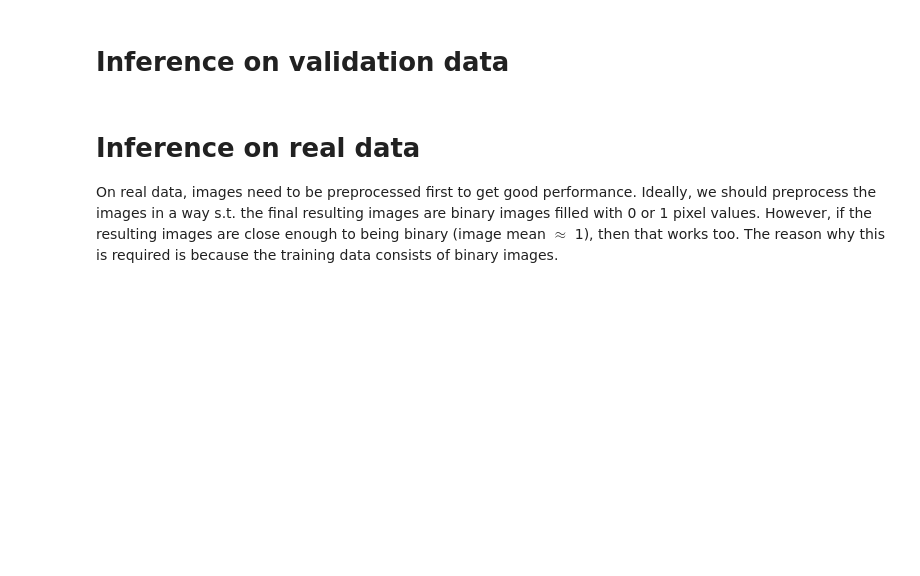
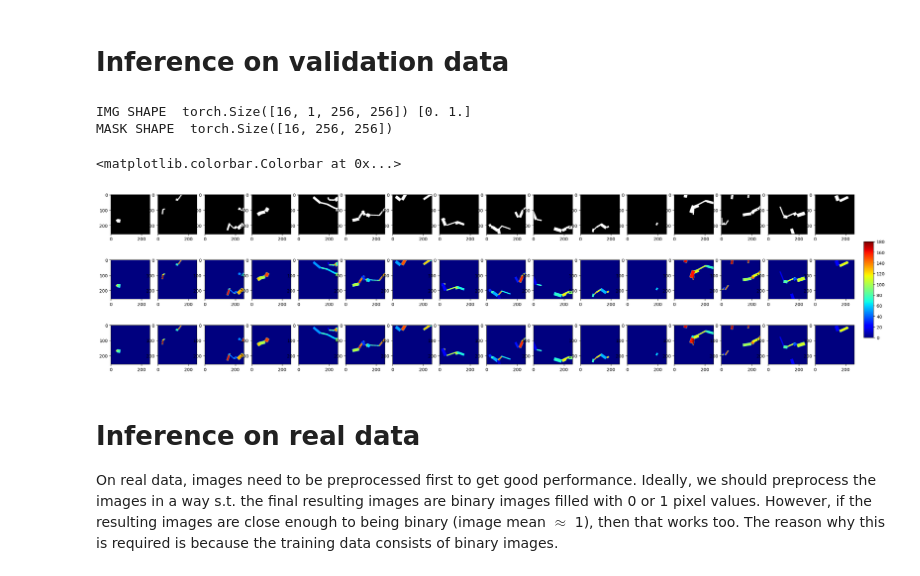
Before and after one commit to Temirkul/ism-filaments-analysis, a Jupyter notebook: src/example.ipynb, the cells around one changed output. Saved outputs shown, nothing was run; the diff lists cells and outputs as text; code cells hidden in the pictures; blank space fills up the shorter version.

```diff
--- a/src/example.ipynb
+++ b/src/example.ipynb
@@ -13,8 +15,8 @@ from torch.utils.data import DataLoader
 import matplotlib.pyplot as plt
 
 num_classes = 181
-path = "../model_saves/"  # path where the downloaded model weights are stored
+path = "../model_saves/unet_256_256_1_10_0_0_0_3.5rects_10000_trial12_33epoch_0.00023451543556706085.pt"  # path where the downloaded model weights are stored
 unet = UNet(num_classes=num_classes, apply_batch_norm=False).to("cpu")
 
-unet.load_state_dict(torch.load(path)["model_state_dict"])
+unet.load_state_dict(torch.load(path, map_location=torch.device("cpu"))["model_state_dict"])
 unet.eval()
@@ -59,14 +72,20 @@ print("IMG SHAPE ", images.shape, np.unique(images))
 print("MASK SHAPE ", masks.shape)
 
 unet_masks = get_unet_masks(unet, images)
+# %% [output]
+IMG SHAPE  torch.Size([16, 1, 256, 256]) [0. 1.]
+MASK SHAPE  torch.Size([16, 256, 256])
 # %%
-fig, axs = plt.subplots(3, batch_size//2, figsize=(size,size))
-for i in range(batch_size//2):
-    axs[0, i].imshow(images[i,0,:,:], cmap="gray", vmin=0, vmax=1)
-    im = axs[1, i].imshow(masks[i,:,:], cmap="jet", vmin=0, vmax=180)
-    axs[2, i].imshow(unet_masks, cmap="jet", vmin=0, vmax=180)
-cbax = fig.add_axes([0.91, 0.4529, 0.01, 0.1])
+fig, axs = plt.subplots(3, batch_size, figsize=(size,size/4))
+for i in range(batch_size):
+    axs[0, i].imshow(images[i,0,:,:], cmap="gray", vmin=0, vmax=1)     # first row are the input images
+    im = axs[1, i].imshow(masks[i,:,:], cmap="jet", vmin=0, vmax=180)  # second row are the true masks
+    axs[2, i].imshow(unet_masks[i,:,:], cmap="jet", vmin=0, vmax=180)  # third row are the predicted masks
+cbax = fig.add_axes([0.91, 0.2529, 0.01, 0.4])
 fig.colorbar(im, cax=cbax)
+# %% [output]
+<matplotlib.colorbar.Colorbar at 0x...>
+[figure, added]
 # %% [markdown]
 # Inference on real data
 On real data, images need to be preprocessed first to get good performance.
```
Also changed, not shown: parts of 6 cells of this notebook.
